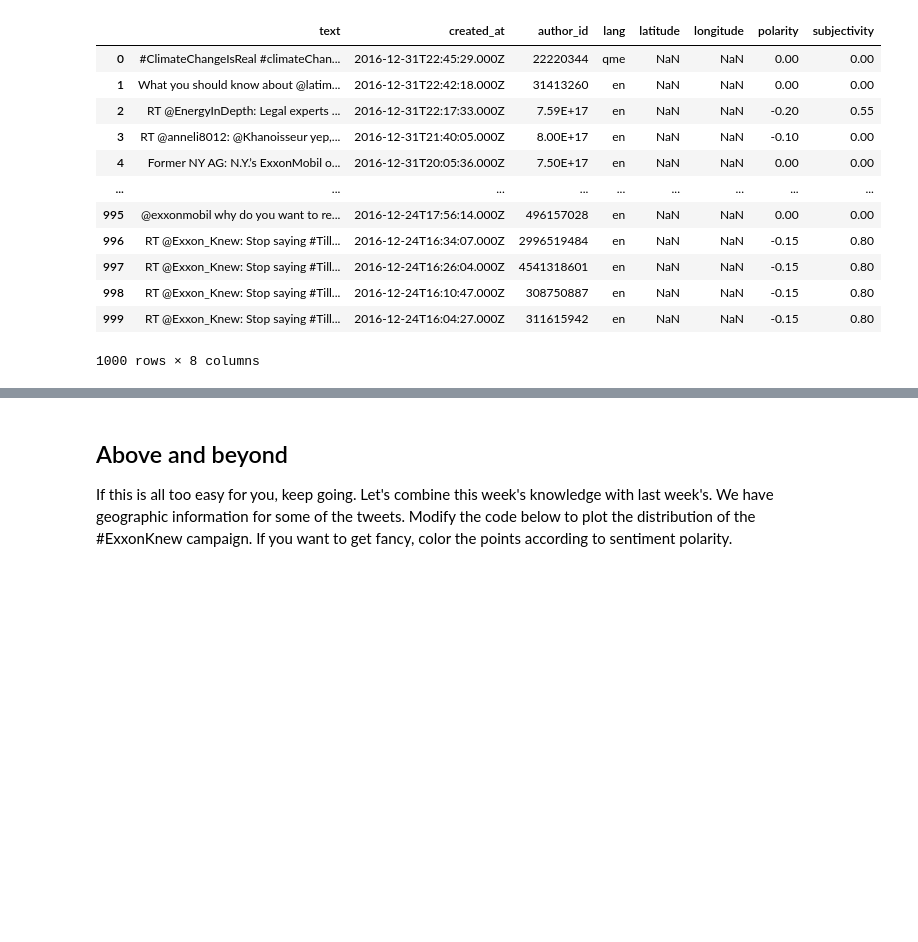
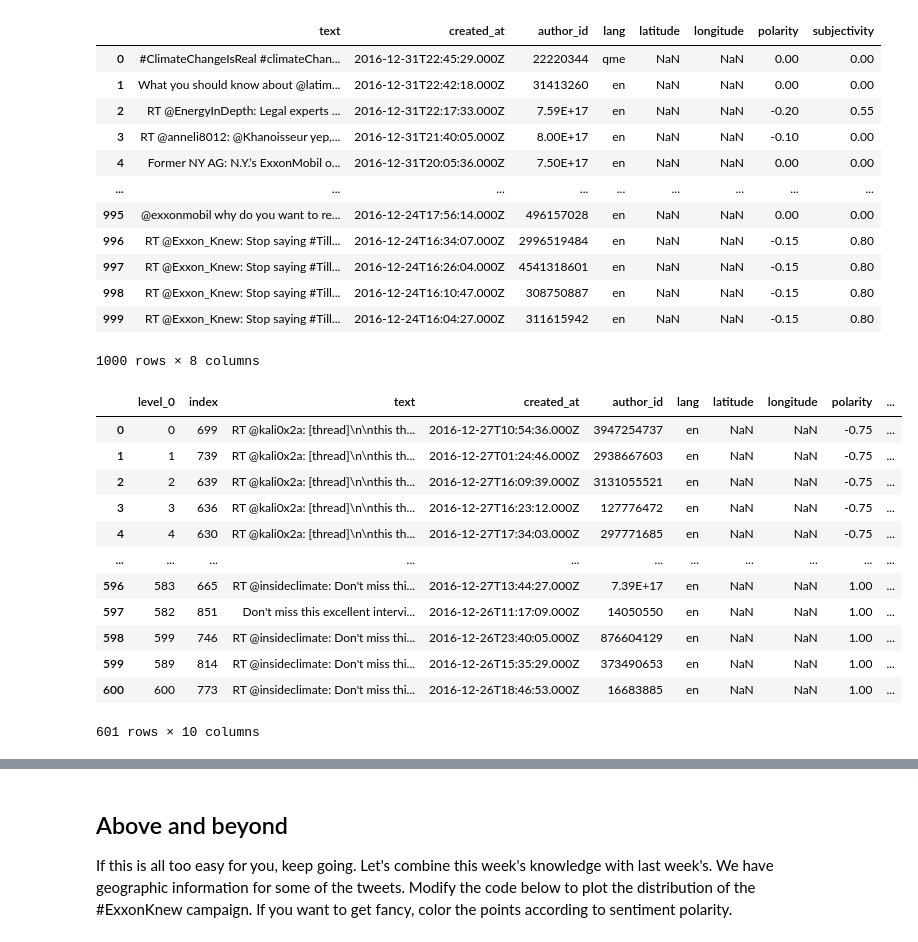
Before and after one commit to jaoshang/QM2, a Jupyter notebook: notebooks/W04. Natural Language Processing.ipynb, the cells around one changed output, grey strips where cells are left out. Cells and saved outputs as stored; diff of their text form; code cells hidden in the pictures; blank space fills up the shorter version.

```diff
--- a/notebooks/W04. Natural Language Processing.ipynb
+++ b/notebooks/W04. Natural Language Processing.ipynb
@@ -692,0 +725,18 @@ See the caveats in the documentation: https://pandas.pydata.org/pandas-docs/stab
+# %%
+sample=sample.sort_values(['polarity'],ascending=True)
+sample=sample.reset_index()
+sample
+# %% [output]
+|  | level_0 | index | text | created_at | author_id | lang | latitude | longitude | polarity | ... |
+| 0 | 0 | 699 | RT @kali0x2a: [thread]\n\nthis th... | 2016-12-27T10:54:36.000Z | 3947254737 | en | NaN | NaN | -0.75 | ... |
+| 1 | 1 | 739 | RT @kali0x2a: [thread]\n\nthis th... | 2016-12-27T01:24:46.000Z | 2938667603 | en | NaN | NaN | -0.75 | ... |
+| 2 | 2 | 639 | RT @kali0x2a: [thread]\n\nthis th... | 2016-12-27T16:09:39.000Z | 3131055521 | en | NaN | NaN | -0.75 | ... |
+| 3 | 3 | 636 | RT @kali0x2a: [thread]\n\nthis th... | 2016-12-27T16:23:12.000Z | 127776472 | en | NaN | NaN | -0.75 | ... |
+| 4 | 4 | 630 | RT @kali0x2a: [thread]\n\nthis th... | 2016-12-27T17:34:03.000Z | 297771685 | en | NaN | NaN | -0.75 | ... |
+| ... | ... | ... | ... | ... | ... | ... | ... | ... | ... | ... |
+| 596 | 583 | 665 | RT @insideclimate: Don't miss thi... | 2016-12-27T13:44:27.000Z | 7.39E+17 | en | NaN | NaN | 1.00 | ... |
+| 597 | 582 | 851 | Don't miss this excellent intervi... | 2016-12-26T11:17:09.000Z | 14050550 | en | NaN | NaN | 1.00 | ... |
+| 598 | 599 | 746 | RT @insideclimate: Don't miss thi... | 2016-12-26T23:40:05.000Z | 876604129 | en | NaN | NaN | 1.00 | ... |
+| 599 | 589 | 814 | RT @insideclimate: Don't miss thi... | 2016-12-26T15:35:29.000Z | 373490653 | en | NaN | NaN | 1.00 | ... |
+| 600 | 600 | 773 | RT @insideclimate: Don't miss thi... | 2016-12-26T18:46:53.000Z | 16683885 | en | NaN | NaN | 1.00 | ... |
+601 rows × 10 columns
```
Also changed, not shown: parts of 14 cells of this notebook.
